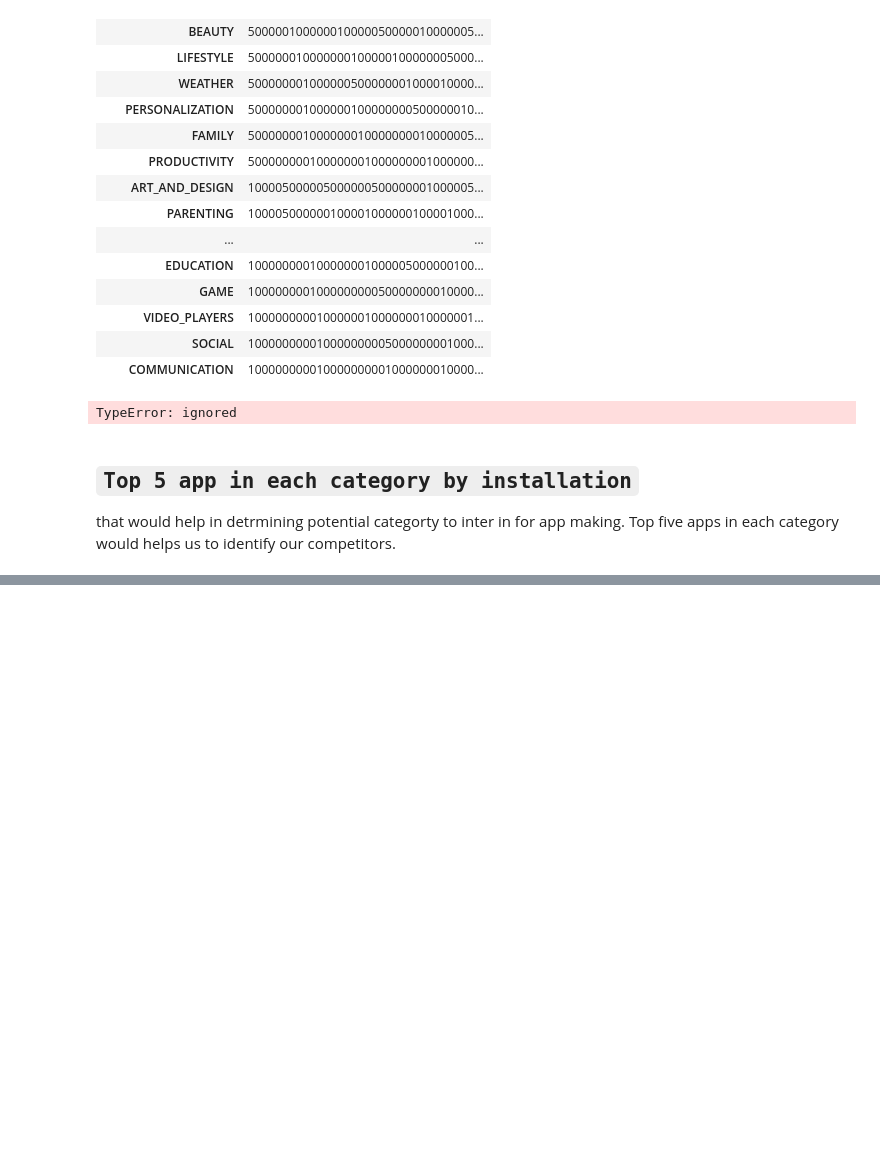
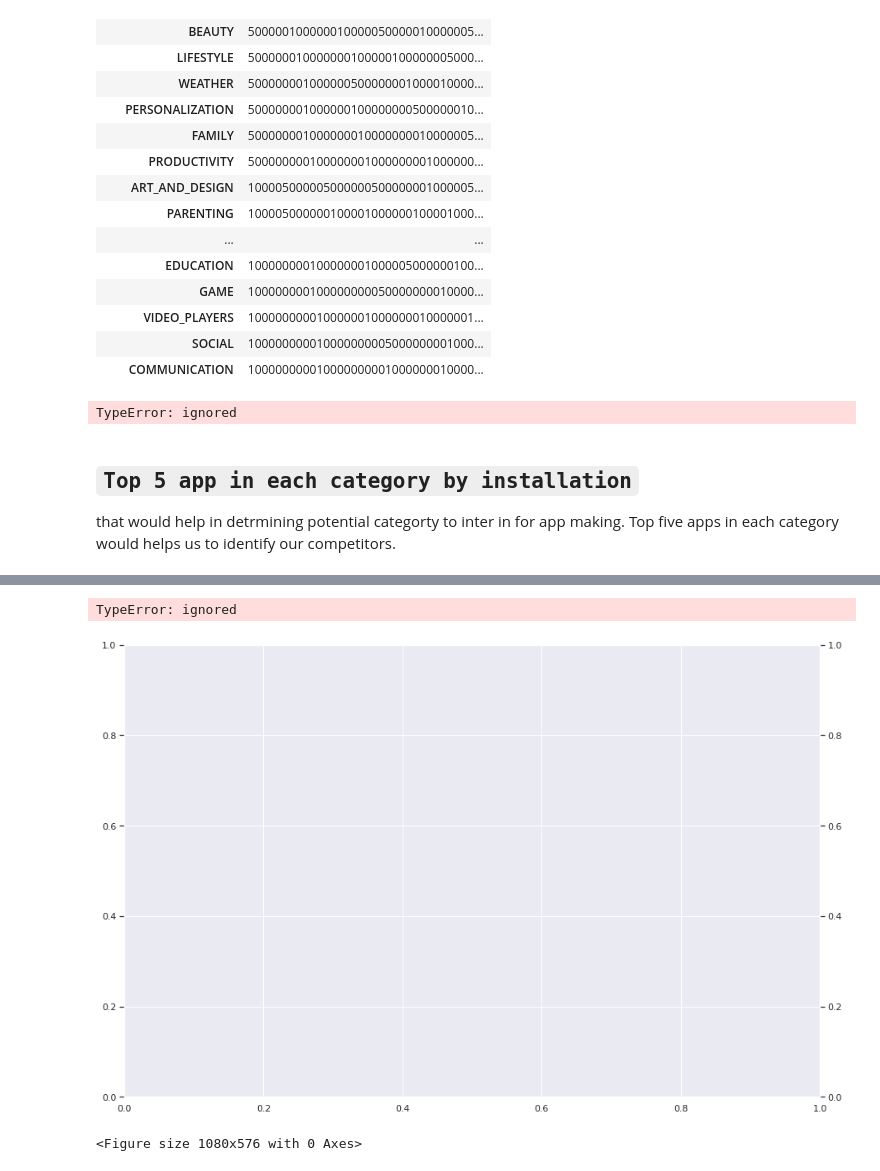
Before and after one commit to itsmimahi/Play-Store-App-Data-Analysis, a Jupyter notebook: My_EDA_.ipynb, the cells around one changed output, grey strips where cells are left out. Saved outputs shown, nothing was run; the diff lists cells and outputs as text; code cells hidden in the pictures; blank space fills up the shorter version.

```diff
--- a/My_EDA_.ipynb
+++ b/My_EDA_.ipynb
@@ -661,17 +655,28 @@ TypeError: ignored
 # %%
 # Top 5 social App
 
 fig = plt.figure()
 plt.figure(figsize=(15,8))
 
 import matplotlib.ticker as ticker
 
 ax=fig.add_subplot(111)
 ax2= ax.twinx()
 
 width = 0.4
 top5_social_app_by_install = app_df[app_df['Category'] == 'Social'].groupby(['App']).agg({'Installs': np.sum, 'Reviews': np.sum})\
-.sort_values('Intalls', ascending == False)
-top5_social_app_by_install.Installs.plot(kind='bar', color='darkorange', ax=ax
+.sort_values('Installs', ascending = False)
+top5_social_app_by_install.Installs.plot(kind='bar', color='darkorange', ax=ax , width=width, position=1)
+top5_social_app_by_install.Reviews.plot(kind='bar',color='deepskyblue', ax=ax2, width=width, position = 0)
+ax.yaxis.set_major_formatter(ticker.funcformatter(lambda x, pos: '{:,.0f}'.format(x/1000000) + 'M'))
+ax2.yaxis.set_major_formatter(ticker.funcformatter(lambda x, pos: '{:,.0f}'.format(x/1000) + 'K'))
 
-                                         )
+ax.set_ylabel('Installs')
+ax.aet_title('Top 5 app in social category')
+ax2.set_ylabel('Reviews')
+
+plt.show()
+# %% [output]
+TypeError: ignored
+[figure, added]
+<Figure size 1080x576 with 0 Axes>
```
Also changed, not shown: parts of 49 cells of this notebook.
